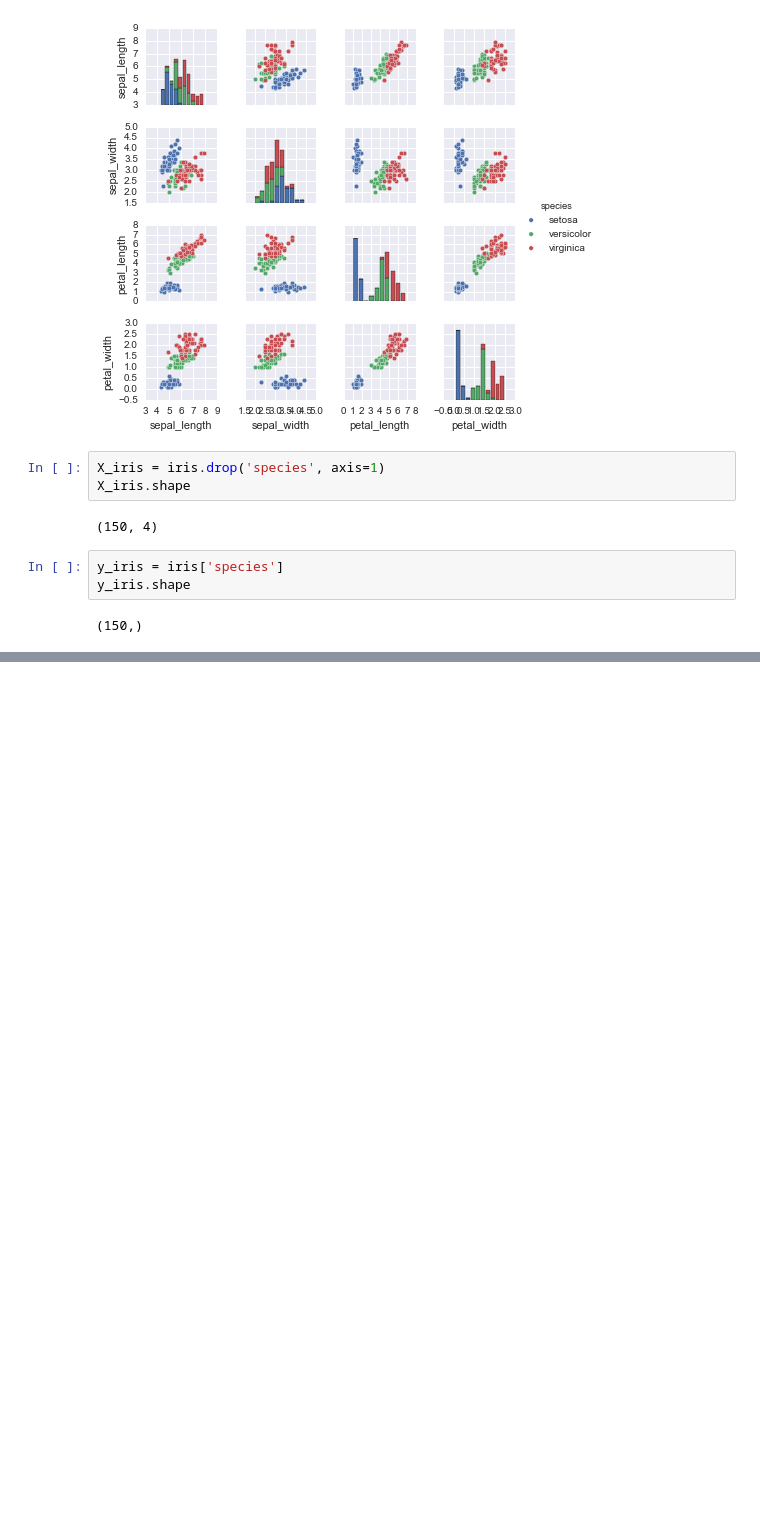
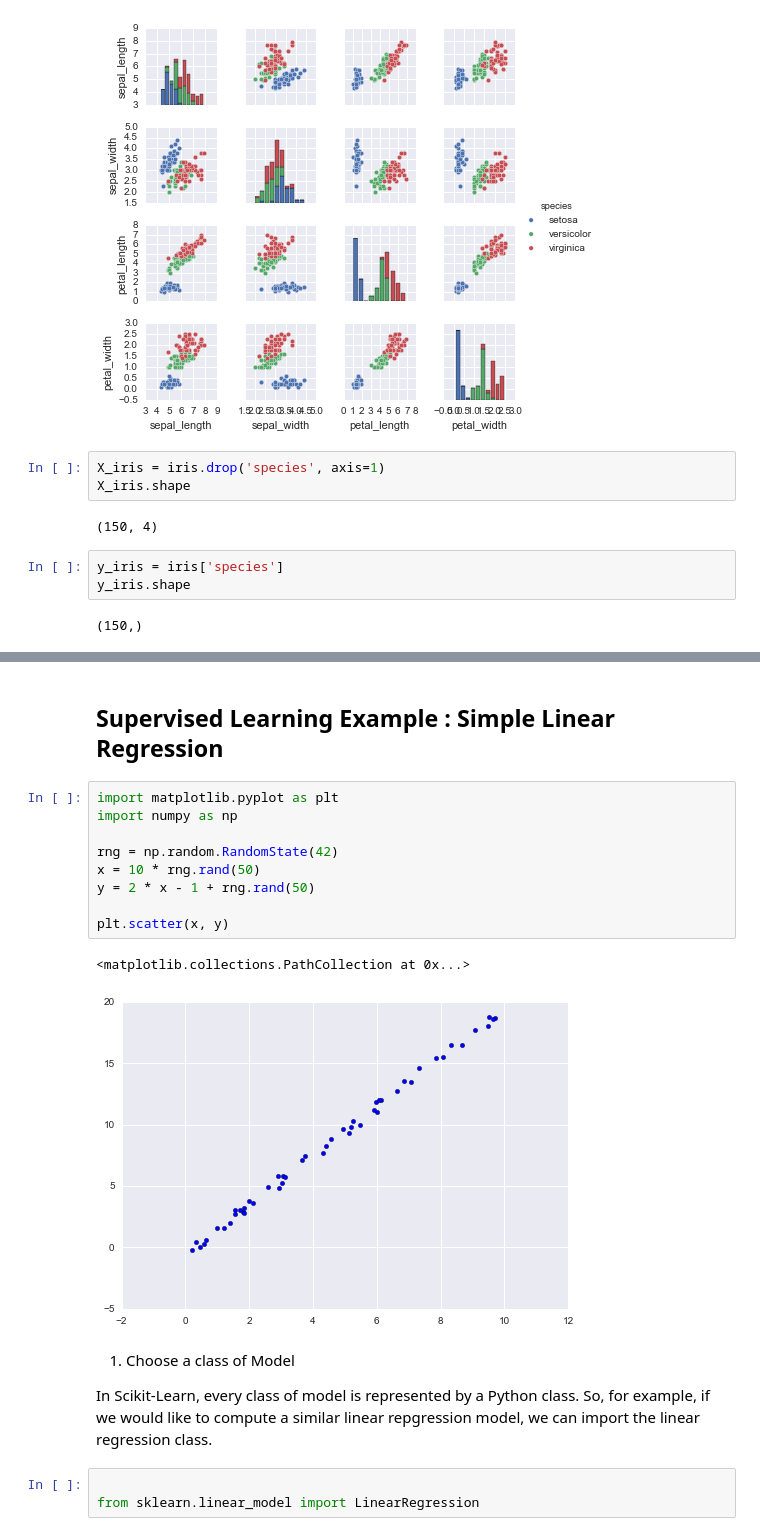
Before and after one commit to jorellano/Machine_learning-pt1, a Jupyter notebook: Machine Learning Intro.ipynb, the cells around one changed output, grey strips where cells are left out. Saved outputs shown, nothing was run; the diff lists cells and outputs as text; blank space fills up the shorter version.

```diff
--- a/Machine Learning Intro.ipynb
+++ b/Machine Learning Intro.ipynb
@@ -71,0 +87,21 @@ Image(url= "http://nbviewer.jupyter.org/github/jakevdp/PythonDataScienceHandbook
+# %% [markdown]
+## Supervised Learning Example : Simple Linear Regression
+# %%
+import matplotlib.pyplot as plt
+import numpy as np
+
+rng = np.random.RandomState(42)
+x = 10 * rng.rand(50)
+y = 2 * x - 1 + rng.rand(50)
+
+plt.scatter(x, y)
+# %% [output]
+<matplotlib.collections.PathCollection at 0x...>
+[figure, added]
+# %% [markdown]
+1. Choose a class of Model
+
+In Scikit-Learn, every class of model is represented by a Python class. So, for example, if we would like to compute a similar linear repgression model, we can import the linear regression class.
+# %%
+
+from sklearn.linear_model import LinearRegression
```
Also changed, not shown: parts of 13 cells of this notebook.
